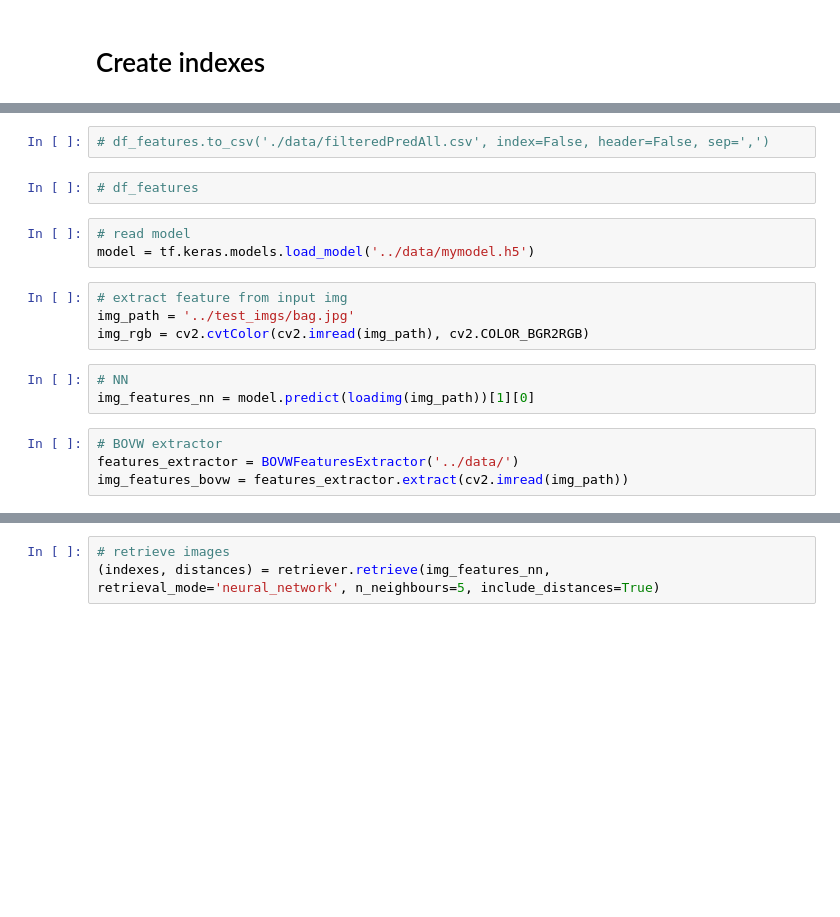
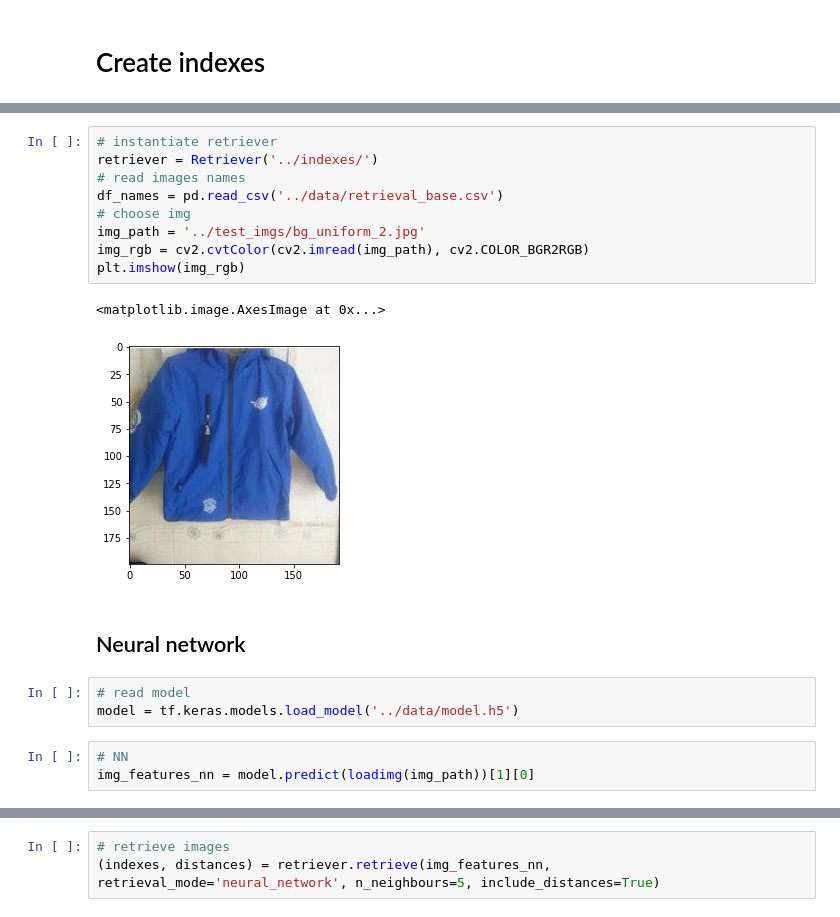
Before and after one commit to rpo19/VisualInformationProject, a Jupyter notebook: notebooks/TestRetrieval.ipynb, the cells around one changed output, grey strips where cells are left out. Saved outputs shown, nothing was run; the diff lists cells and outputs as text; blank space fills up the shorter version.

Commit message:
reorganized retrieval notebook

```diff
--- a/notebooks/TestRetrieval.ipynb
+++ b/notebooks/TestRetrieval.ipynb
@@ -41,19 +57,21 @@ def loadimg(img_path):
     return np.array([imarr])
-# %%
-# df_features.to_csv('./data/filteredPredAll.csv', index=False, header=False, sep=',')
-# %%
-# df_features
+# %%
+# instantiate retriever
+retriever = Retriever('../indexes/')
+# read images names
+df_names = pd.read_csv('../data/retrieval_base.csv')
+# choose img
+img_path = '../test_imgs/bg_uniform_2.jpg'
+img_rgb = cv2.cvtColor(cv2.imread(img_path), cv2.COLOR_BGR2RGB)
+plt.imshow(img_rgb)
+# %% [output]
+<matplotlib.image.AxesImage at 0x...>
+[figure, added]
+# %% [markdown]
+## Neural network
 # %%
 # read model
-model = tf.keras.models.load_model('../data/mymodel.h5')
+model = tf.keras.models.load_model('../data/model.h5')
-# %%
-# extract feature from input img
-img_path = '../test_imgs/bag.jpg'
-img_rgb = cv2.cvtColor(cv2.imread(img_path), cv2.COLOR_BGR2RGB)
 # %%
 # NN
 img_features_nn = model.predict(loadimg(img_path))[1][0]
-# %%
-# BOVW extractor
-features_extractor = BOVWFeaturesExtractor('../data/')
-img_features_bovw = features_extractor.extract(cv2.imread(img_path))
```
Also changed, not shown: parts of 30 cells of this notebook.
